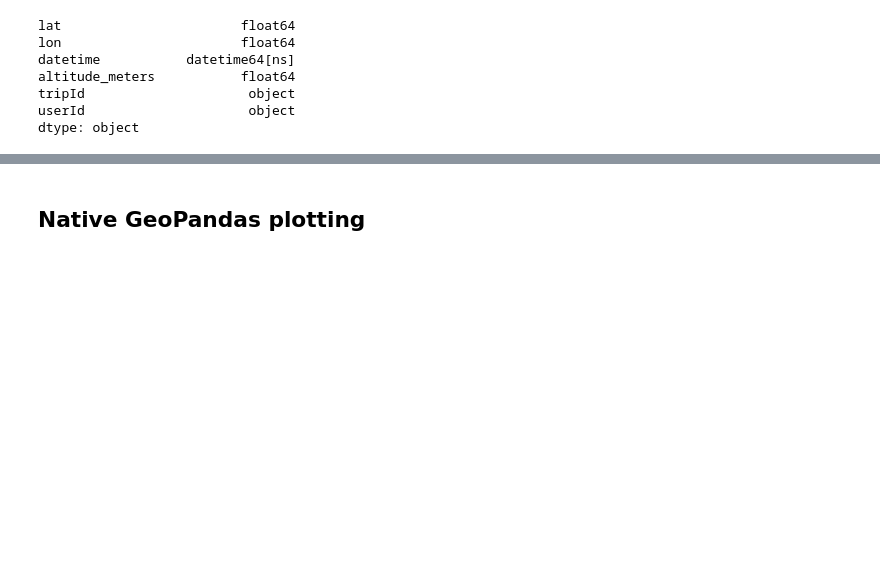
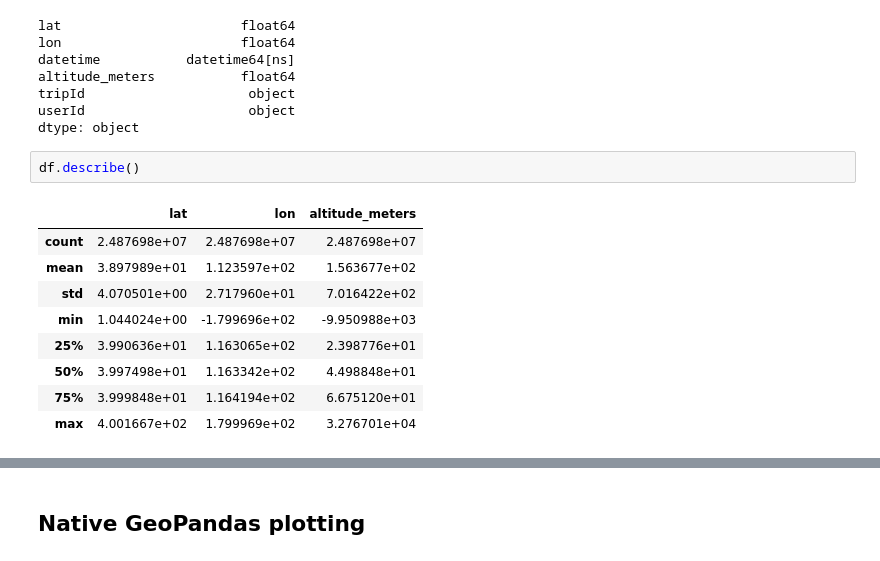
Before and after one commit to tjansson60/geospatial, a Jupyter notebook: geospatial.ipynb, the cells around one changed output, grey strips where cells are left out. Saved outputs shown, nothing was run; the diff lists cells and outputs as text; blank space fills up the shorter version.

```diff
--- a/geospatial.ipynb
+++ b/geospatial.ipynb
@@ -29,3 +30,15 @@ altitude_meters           float64
 tripId                     object
 userId                     object
 dtype: object
+# %%
+df.describe()
+# %% [output]
+|  | lat | lon | altitude_meters |
+| count | 2.487698e+07 | 2.487698e+07 | 2.487698e+07 |
+| mean | 3.897989e+01 | 1.123597e+02 | 1.563677e+02 |
+| std | 4.070501e+00 | 2.717960e+01 | 7.016422e+02 |
+| min | 1.044024e+00 | -1.799696e+02 | -9.950988e+03 |
+| 25% | 3.990636e+01 | 1.163065e+02 | 2.398776e+01 |
+| 50% | 3.997498e+01 | 1.163342e+02 | 4.498848e+01 |
+| 75% | 3.999848e+01 | 1.164194e+02 | 6.675120e+01 |
+| max | 4.001667e+02 | 1.799969e+02 | 3.276701e+04 |
```
Also changed, not shown: parts of 15 cells of this notebook, 1 other file.
